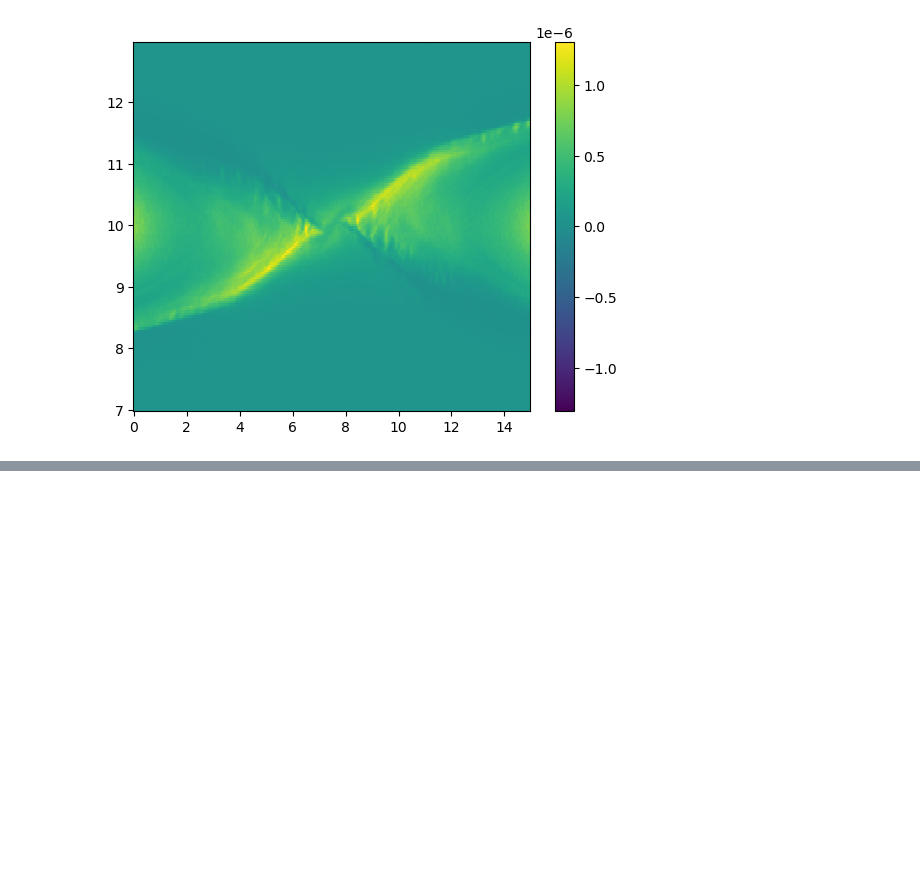
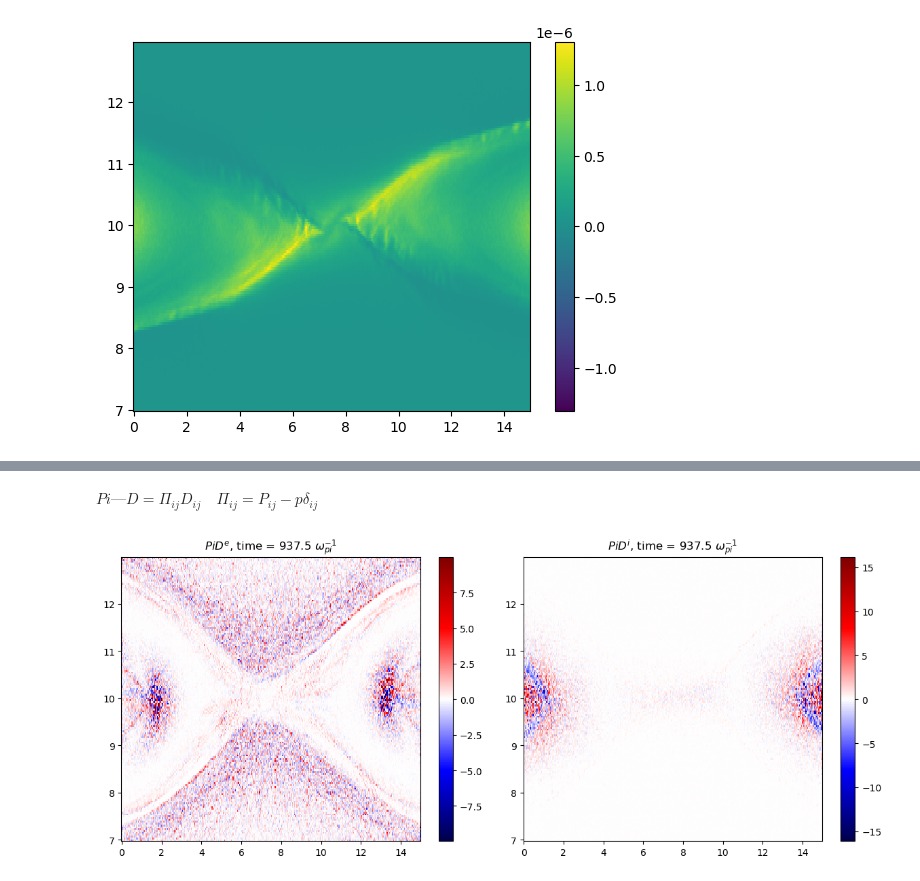
Before and after one commit to georgemilosh/closure, a Jupyter notebook: examples/using_read_PIC.ipynb, the cells around one changed output, grey strips where cells are left out. Cells and saved outputs as stored; diff of their text form; code cells hidden in the pictures; blank space fills up the shorter version.

```diff
--- a/examples/using_read_PIC.ipynb
+++ b/examples/using_read_PIC.ipynb
@@ -5,15 +9,15 @@ i
 # %%
 import matplotlib.pyplot as plt
 import sys
-sys.path.append('../src/')
-import read_pic as rp
+sys.path.append('../')
+import src.read_pic as rp
 import os
 
 # Fields to read.
 fields_to_read={"B":True,"B_ext":True,"divB":True,"E":True,"E_ext":True,"rho":True,"J":True,
                 "P":True,"PI":True,"Heat_flux":True,"N":True,"Qrem":True, "EF":True}
 # Path of the folder containing the .h5 files to read.
-files_path="../../nn/data/raw_data/" # "/users/cpa/francesc/share_dir/SW/data_small/" #"/users/cpa/francesc/share_dir/jincai/dat_FF2D07e/" #="/users/cpa/francesc/share_dir/nn/data/raw_data/"
+files_path="/volume1/scratch/share_dir/nn/data/raw_data/" # "/users/cpa/francesc/share_dir/SW/data_small/" #"/users/cpa/francesc/share_dir/jincai/dat_FF2D07e/" #="/users/cpa/francesc/share_dir/nn/data/raw_data/"
 # this folder should contain a list of experiments, each of them containing the .h5 files
 experiments = [f.name for f in os.scandir(files_path) if f.is_dir()]
 print(f"{experiments = }")
@@ -130,0 +156,19 @@ plt.colorbar()
+# %% [markdown]
+$Pi—D = \Pi_{i j} D_{i j}\quad \Pi_{i j}=P_{i j}-p \delta_{i j}$
+# %%
+fig, axes = plt.subplots(1, 2, figsize=(12, 5))
+quantity = 'PiD'
+species_list = ['e', 'i']
+i = 0
+for idx, species in enumerate(species_list):
+    QOI = data[experiment][quantity][species][...,i]/np.sqrt(np.mean(data[experiment][quantity][species][...,i]**2))
+    vmin_gt = np.percentile(QOI, 0.01)
+    vmax_gt = np.percentile(QOI, 100)
+    axes[idx].pcolormesh(X, Y, QOI, cmap='seismic', vmin=vmin_gt, vmax=-vmin_gt)
+    axes[idx].set_title(rf"${quantity}^{species}$"+f", time = {times[i]} "+r"$\omega_{pi}^{-1}$")
+    fig.colorbar(axes[idx].collections[0], ax=axes[idx])
+
+plt.tight_layout()
+plt.show()
+# %% [output]
+[figure, added]
```
Also changed, not shown: parts of 43 cells of this notebook.
